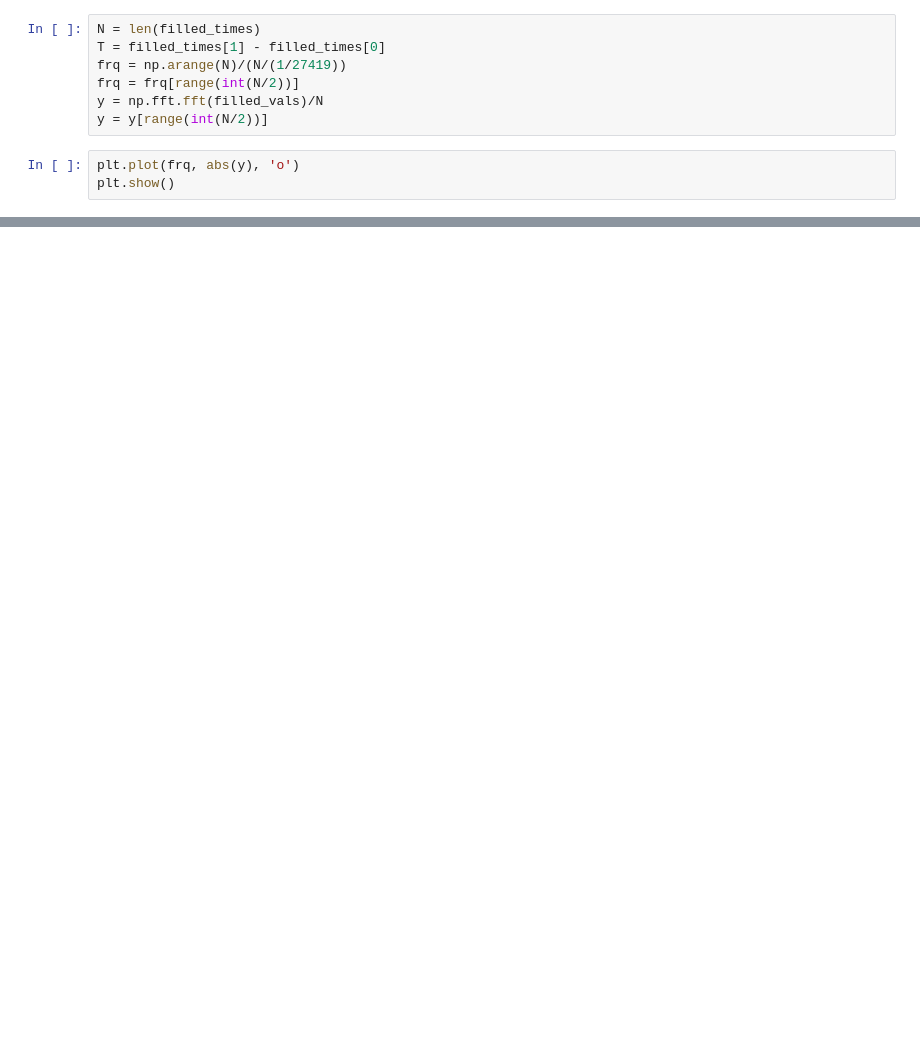
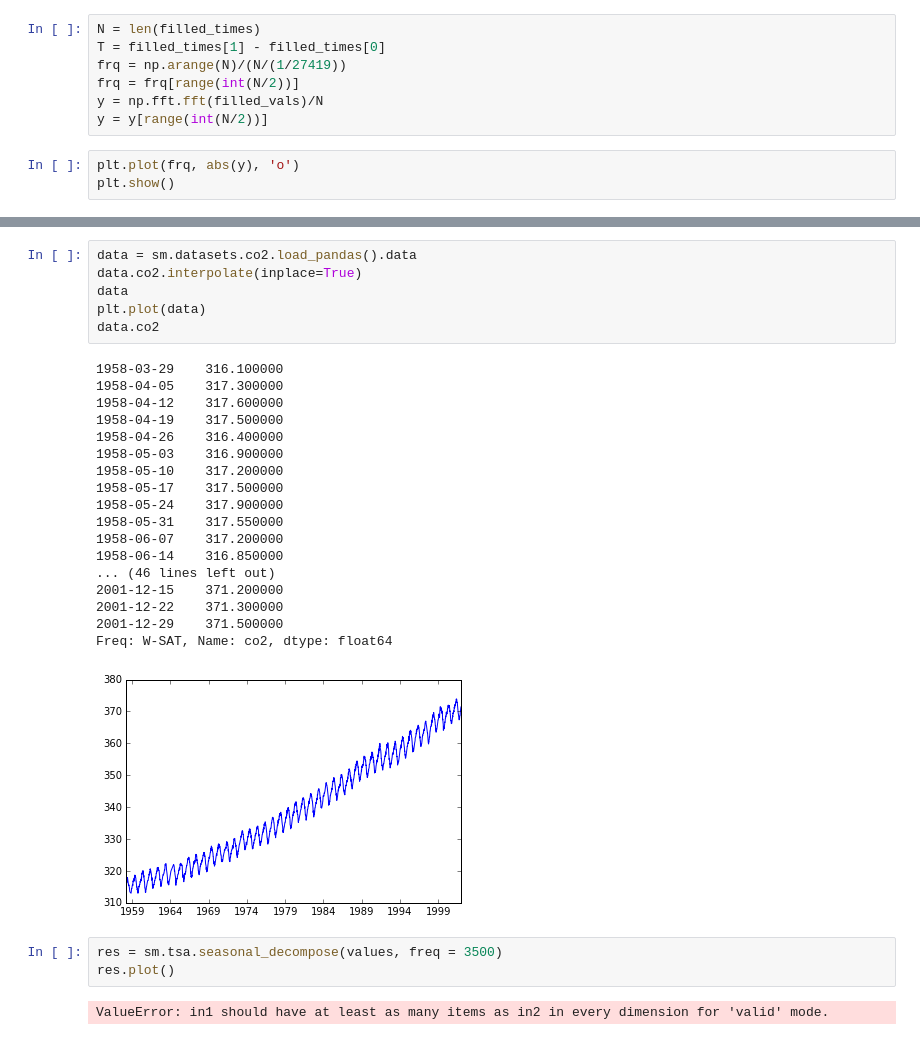
Before and after one commit to salesforce/Argus, a Jupyter notebook: Anomaly.ipynb, the cells around one changed output, grey strips where cells are left out. Cells and saved outputs as stored; diff of their text form; blank space fills up the shorter version.

```diff
--- a/Anomaly.ipynb
+++ b/Anomaly.ipynb
@@ -185,0 +310,30 @@ plt.plot(f, np.sqrt(4*(lspgram/len(times))))
+# %%
+data = sm.datasets.co2.load_pandas().data
+data.co2.interpolate(inplace=True)
+data
+plt.plot(data)
+data.co2
+# %% [output]
+1958-03-29    316.100000
+1958-04-05    317.300000
+1958-04-12    317.600000
+1958-04-19    317.500000
+1958-04-26    316.400000
+1958-05-03    316.900000
+1958-05-10    317.200000
+1958-05-17    317.500000
+1958-05-24    317.900000
+1958-05-31    317.550000
+1958-06-07    317.200000
+1958-06-14    316.850000
+... (46 lines left out)
+2001-12-15    371.200000
+2001-12-22    371.300000
+2001-12-29    371.500000
+Freq: W-SAT, Name: co2, dtype: float64
+[figure, added]
+# %%
+res = sm.tsa.seasonal_decompose(values, freq = 3500)
+res.plot()
+# %% [output]
+ValueError: in1 should have at least as many items as in2 in every dimension for 'valid' mode.
```
Also changed, not shown: parts of 16 cells of this notebook.
